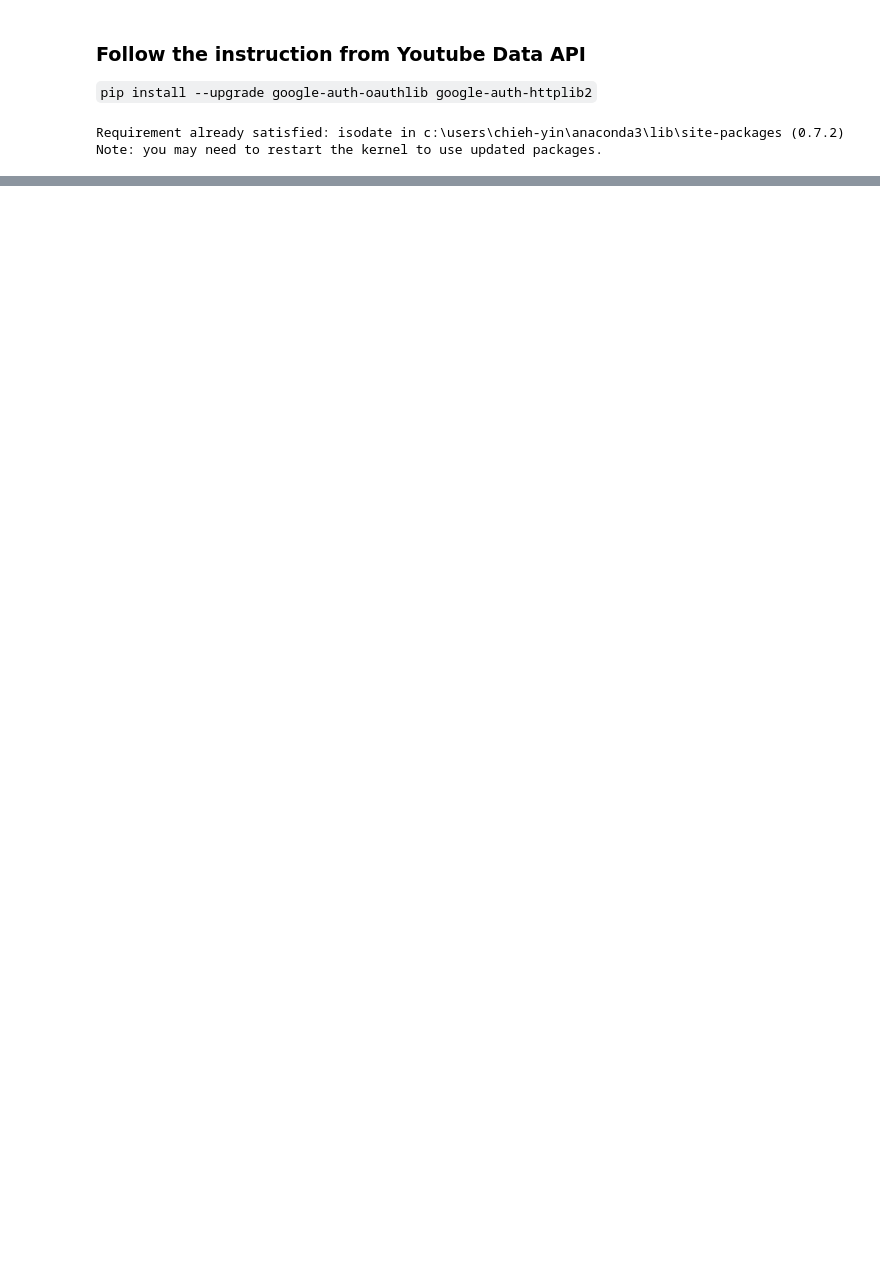
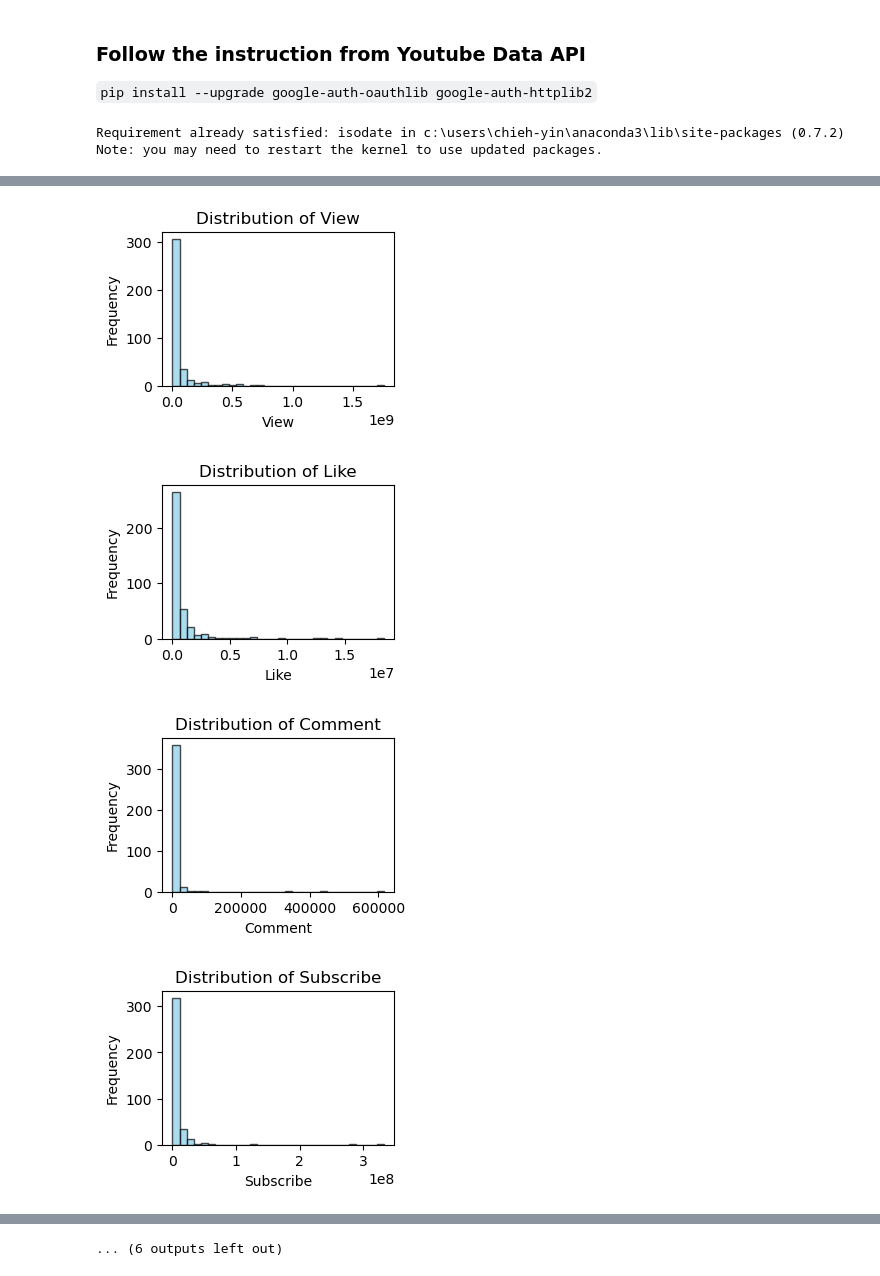
Before and after one commit to LeeChiehYin/ha24847_EMATM0048, a Jupyter notebook: Part2_youtube.ipynb, the cells around one changed output, grey strips where cells are left out. Cells and saved outputs as stored; diff of their text form; code cells hidden in the pictures; blank space fills up the shorter version.

```diff
--- a/Part2_youtube.ipynb
+++ b/Part2_youtube.ipynb
@@ -279,20 +333,27 @@ SyntaxError: cannot assign to expression here. Maybe you meant '==' instead of '
 # %%
 ## Explore distributions of numeric columns using histograms etc
 ### Histogram
 for col in num:
     plt.figure(figsize=(3,2))
     plt.hist(yt[col], bins=30, color='skyblue', edgecolor='black', alpha=0.7)
     plt.title(f'Distribution of {col}')
     plt.xlabel(col)
     plt.ylabel('Frequency')
     plt.show()
 
 
 #### KDE Plot
+#全部的圖都偏右
+
 for col in num:
     plt.figure(figsize=(6, 4))
-    sns.kdeplot(yt[col], shade=True, color='skyblue')
+    sns.kdeplot(yt[col], fill=True, color='skyblue')
     plt.title(f'Density Plot of {col}')
     plt.xlabel(col)
     plt.ylabel('Density')
     plt.show()
+# %% [output]
+[figure, added]
+[figure, added]
+[figure, added]
+[figure, added]
@@ -298,0 +368 @@ for col in num:
+... (6 outputs left out)
```
Also changed, not shown: parts of 18 cells of this notebook.
